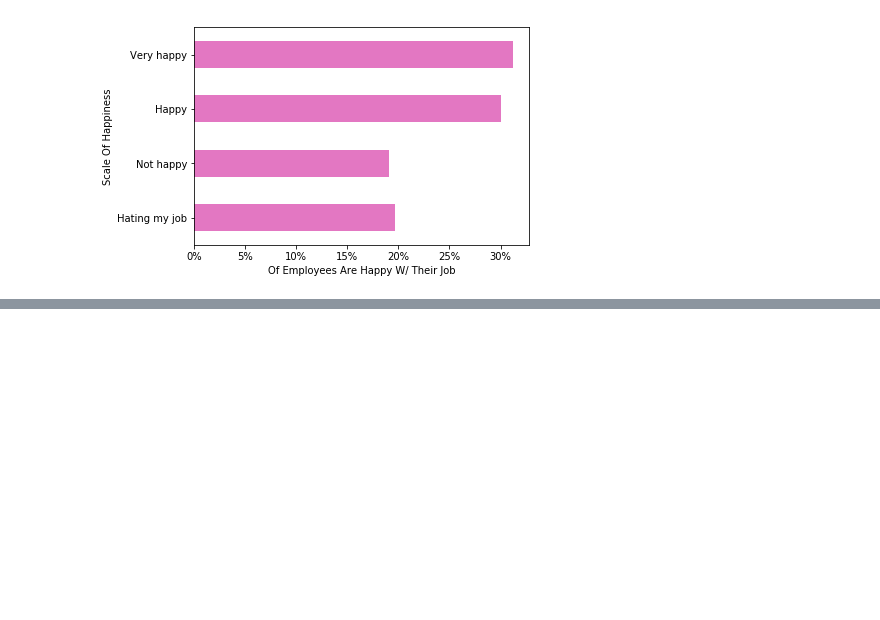
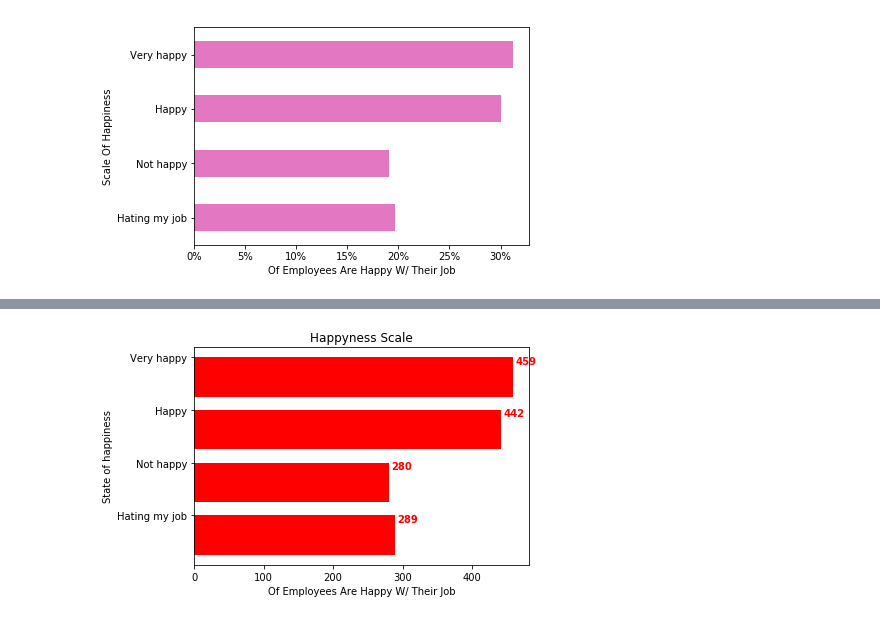
Before and after one commit to matilinux/DataAnalytics, a Jupyter notebook: employee2.ipynb, the cells around one changed output, grey strips where cells are left out. Saved outputs shown, nothing was run; the diff lists cells and outputs as text; code cells hidden in the pictures; blank space fills up the shorter version.

```diff
--- a/employee2.ipynb
+++ b/employee2.ipynb
@@ -88,0 +148,18 @@ Name: pcs, dtype: int64
+# %%
+x = [u'Hating my job', u'Not happy', u'Happy', u'Very happy']
+y = [289,280,442,459]
+
+fig, ax = plt.subplots()
+width = 0.75 # the width of the bars
+ind = np.arange(len(y))  # the x locations for the groups
+ax.barh(ind, y, width, color="#ff0000")
+ax.set_yticks(ind+width/2)
+ax.set_yticklabels(x, minor=False)
+plt.title('Happyness Scale')
+plt.xlabel('Of Employees Are Happy W/ Their Job')
+plt.ylabel('State of happiness')
+for i, v in enumerate(y):
+    ax.text(v + 3, i + .25, str(v), color='#ff0000', fontweight='bold')
+plt.show()
+# %% [output]
+[figure, added]
```
Also changed, not shown: parts of 7 cells of this notebook, 7 other files.
